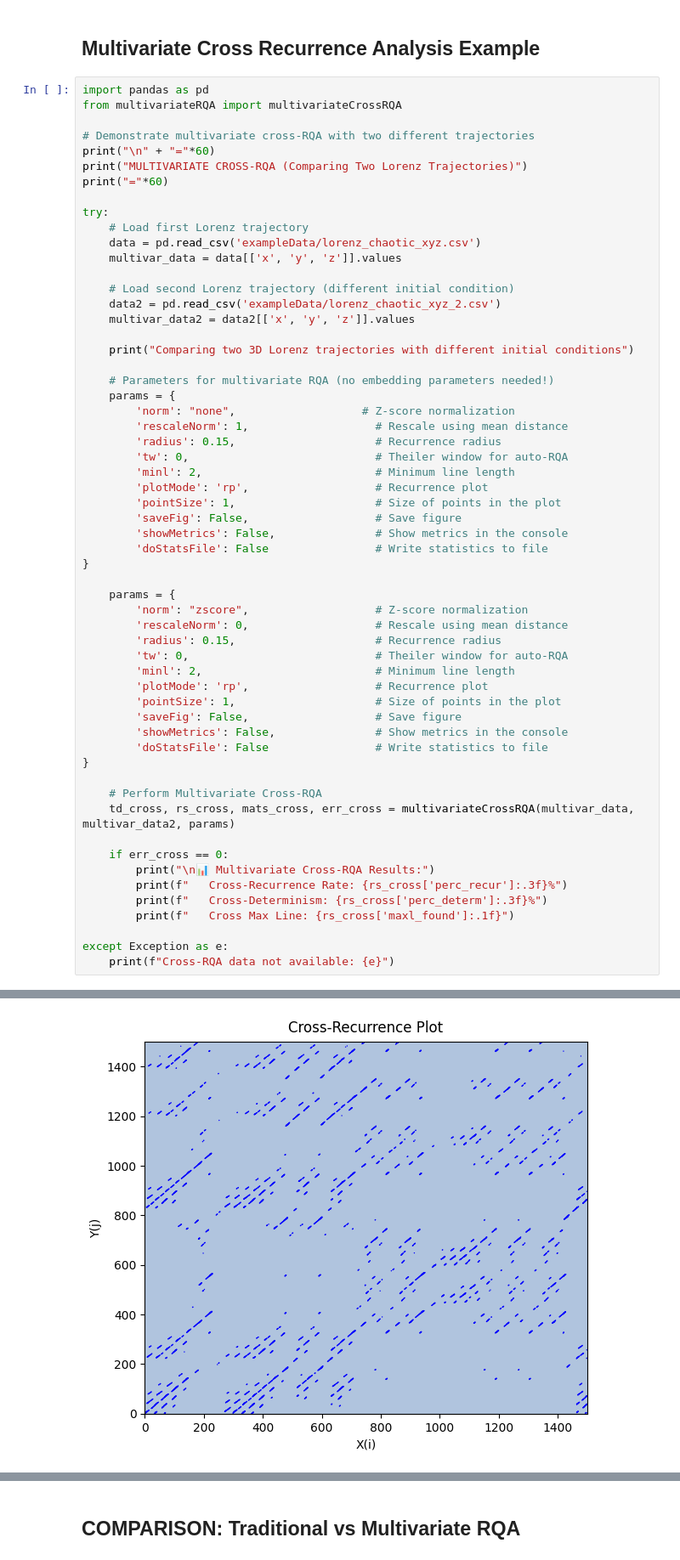
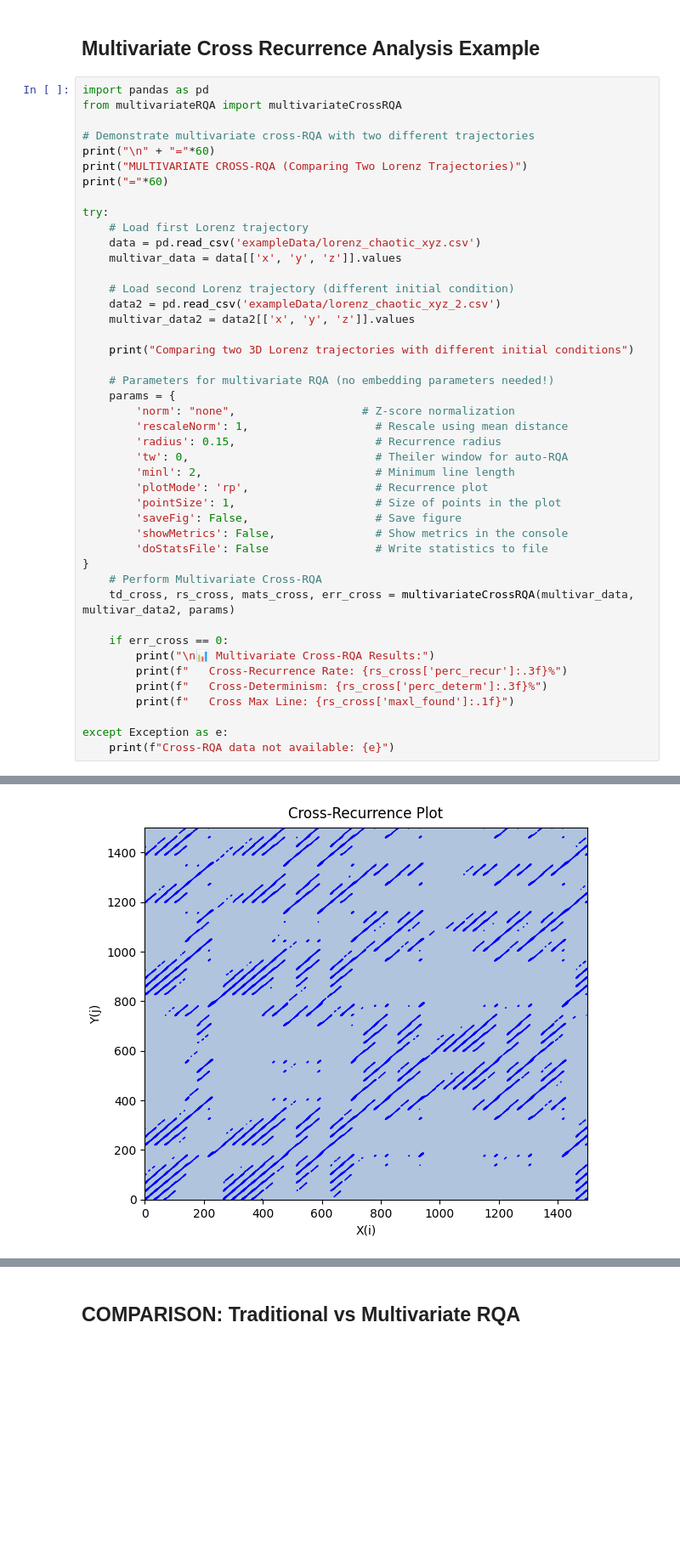
Before and after one commit to cartersale/Recurrence-Quantification-Analysis, a Jupyter notebook: analysisExamples.ipynb, the cells around one changed output, grey strips where cells are left out. Shown at 85% size. Drawn from its saved outputs; the diff is of its cells as text; blank space fills up the shorter version.

```diff
--- a/analysisExamples.ipynb
+++ b/analysisExamples.ipynb
@@ -259,46 +259,32 @@ try:
 
     # Parameters for multivariate RQA (no embedding parameters needed!)
     params = {
         'norm': "none",                   # Z-score normalization
         'rescaleNorm': 1,                   # Rescale using mean distance
         'radius': 0.15,                     # Recurrence radius
         'tw': 0,                            # Theiler window for auto-RQA
         'minl': 2,                          # Minimum line length
         'plotMode': 'rp',                   # Recurrence plot
         'pointSize': 1,                     # Size of points in the plot
         'saveFig': False,                   # Save figure
         'showMetrics': False,               # Show metrics in the console
         'doStatsFile': False                # Write statistics to file
 }
-
-    params = {
-        'norm': "zscore",                   # Z-score normalization
-        'rescaleNorm': 0,                   # Rescale using mean distance
-        'radius': 0.15,                     # Recurrence radius
-        'tw': 0,                            # Theiler window for auto-RQA
-        'minl': 2,                          # Minimum line length
-        'plotMode': 'rp',                   # Recurrence plot
-        'pointSize': 1,                     # Size of points in the plot
-        'saveFig': False,                   # Save figure
-        'showMetrics': False,               # Show metrics in the console
-        'doStatsFile': False                # Write statistics to file
-}
-
     # Perform Multivariate Cross-RQA
     td_cross, rs_cross, mats_cross, err_cross = multivariateCrossRQA(multivar_data, multivar_data2, params)
 
     if err_cross == 0:
         print("\n📊 Multivariate Cross-RQA Results:")
         print(f"   Cross-Recurrence Rate: {rs_cross['perc_recur']:.3f}%")
         print(f"   Cross-Determinism: {rs_cross['perc_determ']:.3f}%")
         print(f"   Cross Max Line: {rs_cross['maxl_found']:.1f}")
 
 except Exception as e:
     print(f"Cross-RQA data not available: {e}")
 # %% [output]
 ============================================================
 MULTIVARIATE CROSS-RQA (Comparing Two Lorenz Trajectories)
 ============================================================
 Comparing two 3D Lorenz trajectories with different initial conditions
-[figure, old version]
+[figure, new version]
 📊 Multivariate Cross-RQA Results:
```
Also changed, not shown: parts of 1 cell of this notebook.
